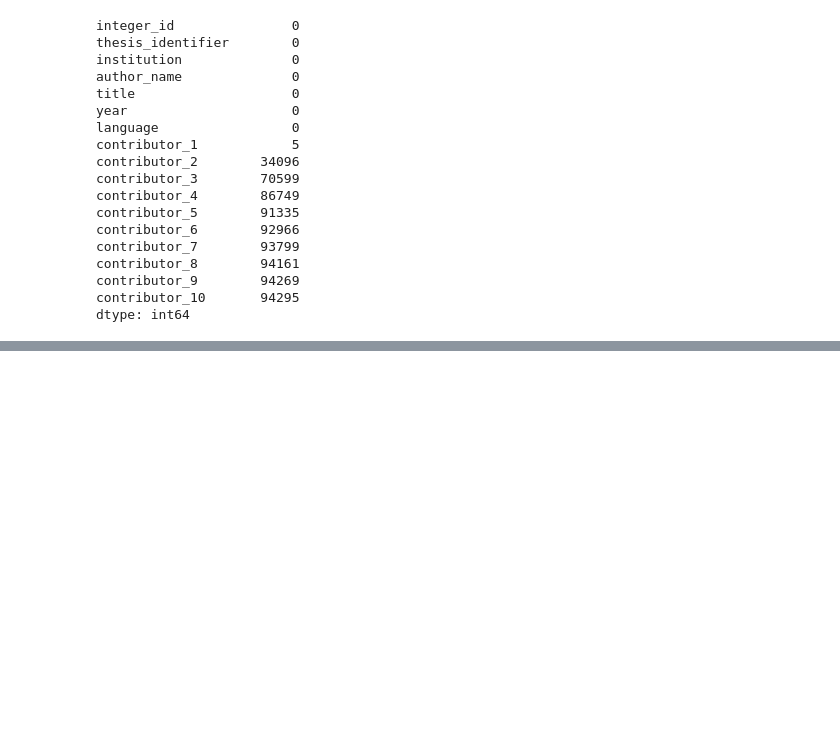
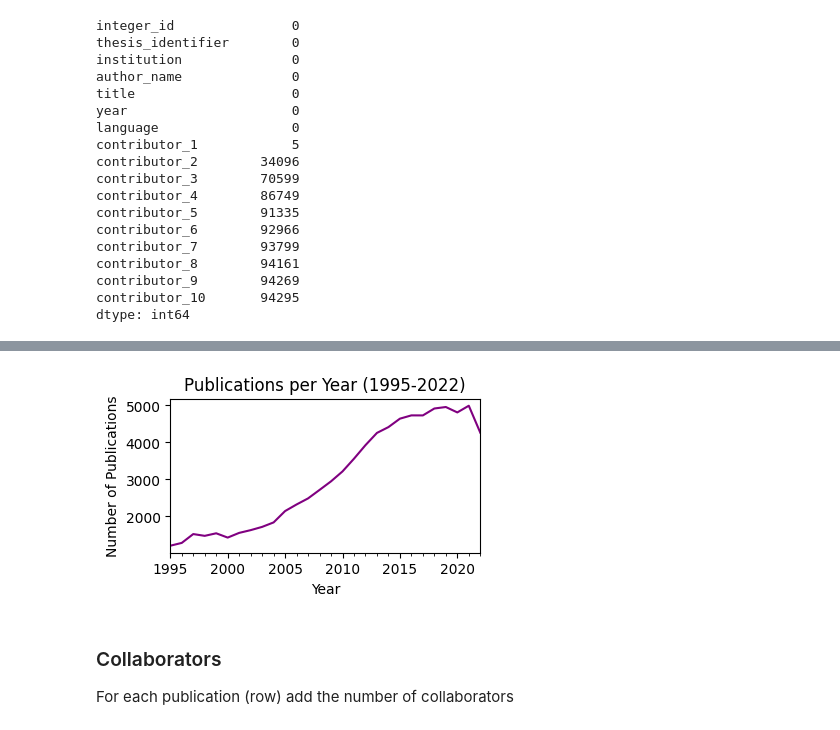
Before and after one commit to StefKirsch/clean-and-enrich-phd-supervisor-data, a Jupyter notebook: EDA.ipynb, the cells around one changed output, grey strips where cells are left out. Cells and saved outputs as stored; diff of their text form; code cells hidden in the pictures; blank space fills up the shorter version.

```diff
--- a/EDA.ipynb
+++ b/EDA.ipynb
@@ -268,0 +157,19 @@ print(non_unique_df)
+# %%
+# investigate the increase in publications
+start_date = pd.to_datetime('1995-01-01')
+end_date = pd.to_datetime('2022-12-31')
+filtered_df = df[(df['year'] >= start_date) & (df['year'] <= end_date)]
+
+# grouping by year and counting the number of pubs
+df_per_year = filtered_df.groupby(pd.Grouper(key='year', freq='Y')).size()
+
+df_per_year.plot(kind='line', figsize=(4, 2), c='purple')
+plt.xlabel('Year')
+plt.ylabel('Number of Publications')
+plt.title('Publications per Year (1995-2022)')
+plt.show()
+# %% [output]
+[figure, added]
+# %% [markdown]
+### Collaborators
+For each publication (row) add the number of collaborators
```
Also changed, not shown: parts of 44 cells of this notebook.
